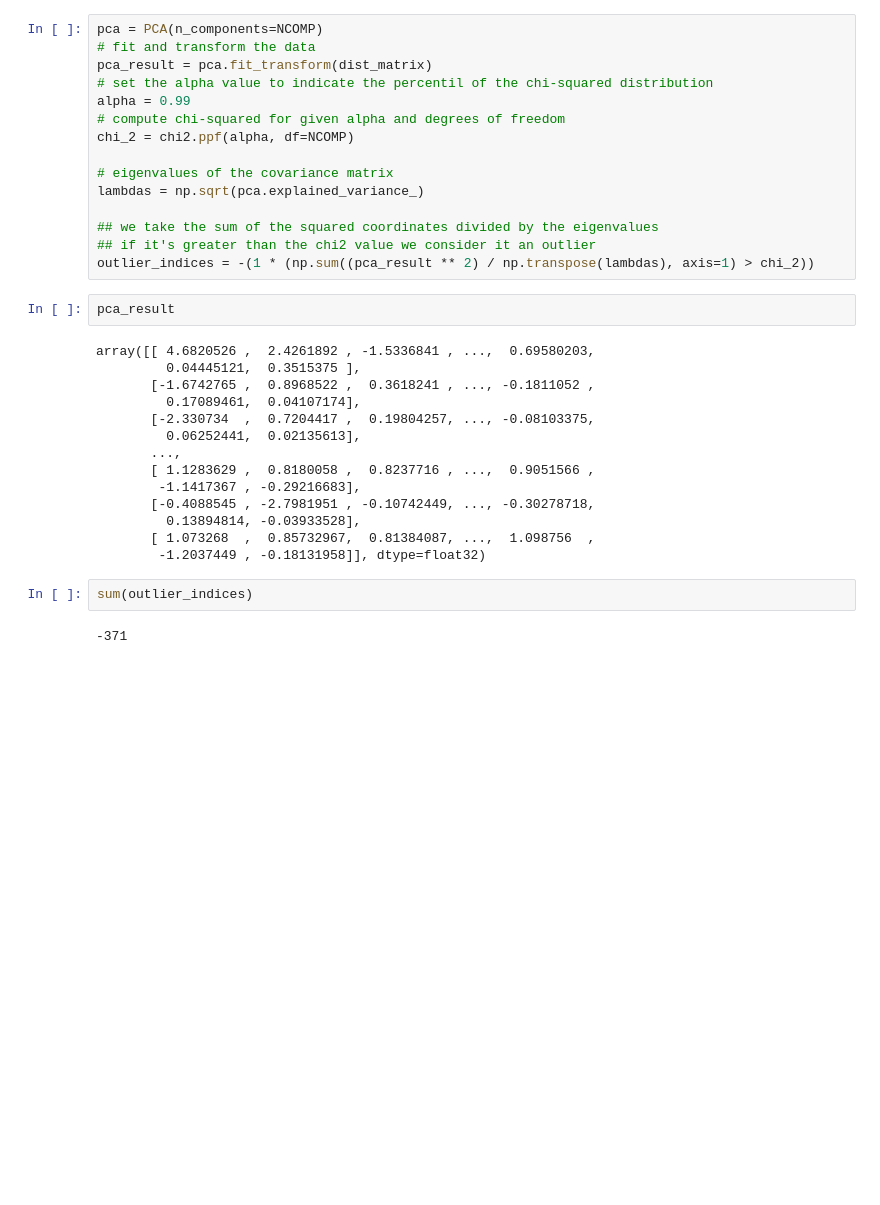
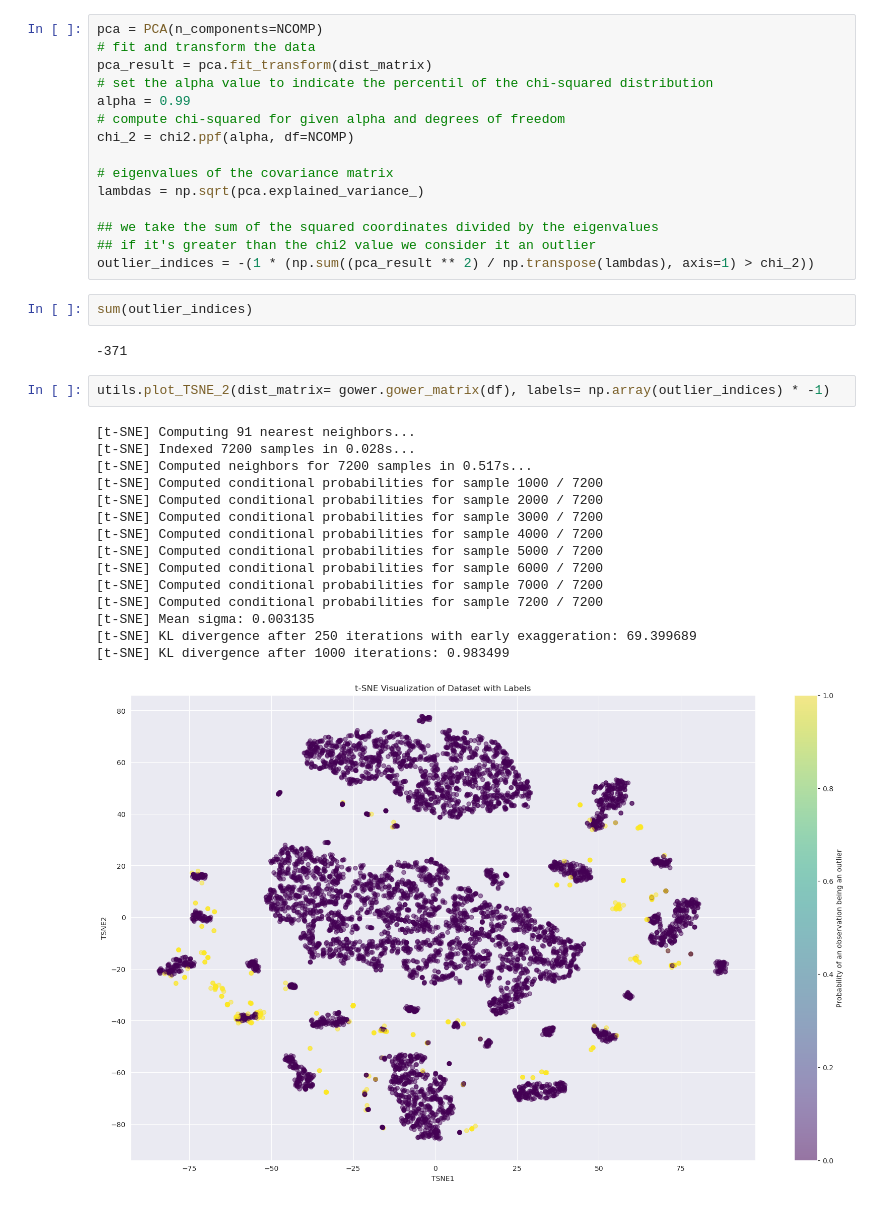
Before and after one commit to arcticronin/anomaly_detection, a Jupyter notebook: notebooks/pca.ipynb, the cells around one changed output. Drawn from its saved outputs; the diff is of its cells as text; blank space fills up the shorter version.

```diff
--- a/notebooks/pca.ipynb
+++ b/notebooks/pca.ipynb
@@ -79,23 +84,25 @@ lambdas = np.sqrt(pca.explained_variance_)
 ## we take the sum of the squared coordinates divided by the eigenvalues
 ## if it's greater than the chi2 value we consider it an outlier
 outlier_indices = -(1 * (np.sum((pca_result ** 2) / np.transpose(lambdas), axis=1) > chi_2))
-# %%
-pca_result
-# %% [output]
-array([[ 4.6820526 ,  2.4261892 , -1.5336841 , ...,  0.69580203,
-         0.04445121,  0.3515375 ],
-       [-1.6742765 ,  0.8968522 ,  0.3618241 , ..., -0.1811052 ,
-         0.17089461,  0.04107174],
-       [-2.330734  ,  0.7204417 ,  0.19804257, ..., -0.08103375,
-         0.06252441,  0.02135613],
-       ...,
-       [ 1.1283629 ,  0.8180058 ,  0.8237716 , ...,  0.9051566 ,
-        -1.1417367 , -0.29216683],
-       [-0.4088545 , -2.7981951 , -0.10742449, ..., -0.30278718,
-         0.13894814, -0.03933528],
-       [ 1.073268  ,  0.85732967,  0.81384087, ...,  1.098756  ,
-        -1.2037449 , -0.18131958]], dtype=float32)
 # %%
 sum(outlier_indices)
 # %% [output]
 -371
+# %%
+utils.plot_TSNE_2(dist_matrix= gower.gower_matrix(df), labels= np.array(outlier_indices) * -1)
+# %% [output]
+[t-SNE] Computing 91 nearest neighbors...
+[t-SNE] Indexed 7200 samples in 0.028s...
+[t-SNE] Computed neighbors for 7200 samples in 0.517s...
+[t-SNE] Computed conditional probabilities for sample 1000 / 7200
+[t-SNE] Computed conditional probabilities for sample 2000 / 7200
+[t-SNE] Computed conditional probabilities for sample 3000 / 7200
+[t-SNE] Computed conditional probabilities for sample 4000 / 7200
+[t-SNE] Computed conditional probabilities for sample 5000 / 7200
+[t-SNE] Computed conditional probabilities for sample 6000 / 7200
+[t-SNE] Computed conditional probabilities for sample 7000 / 7200
+[t-SNE] Computed conditional probabilities for sample 7200 / 7200
+[t-SNE] Mean sigma: 0.003135
+[t-SNE] KL divergence after 250 iterations with early exaggeration: 69.399689
+[t-SNE] KL divergence after 1000 iterations: 0.983499
+[figure, added]
```
Also changed, not shown: parts of 5 cells of this notebook, 3 other files.
